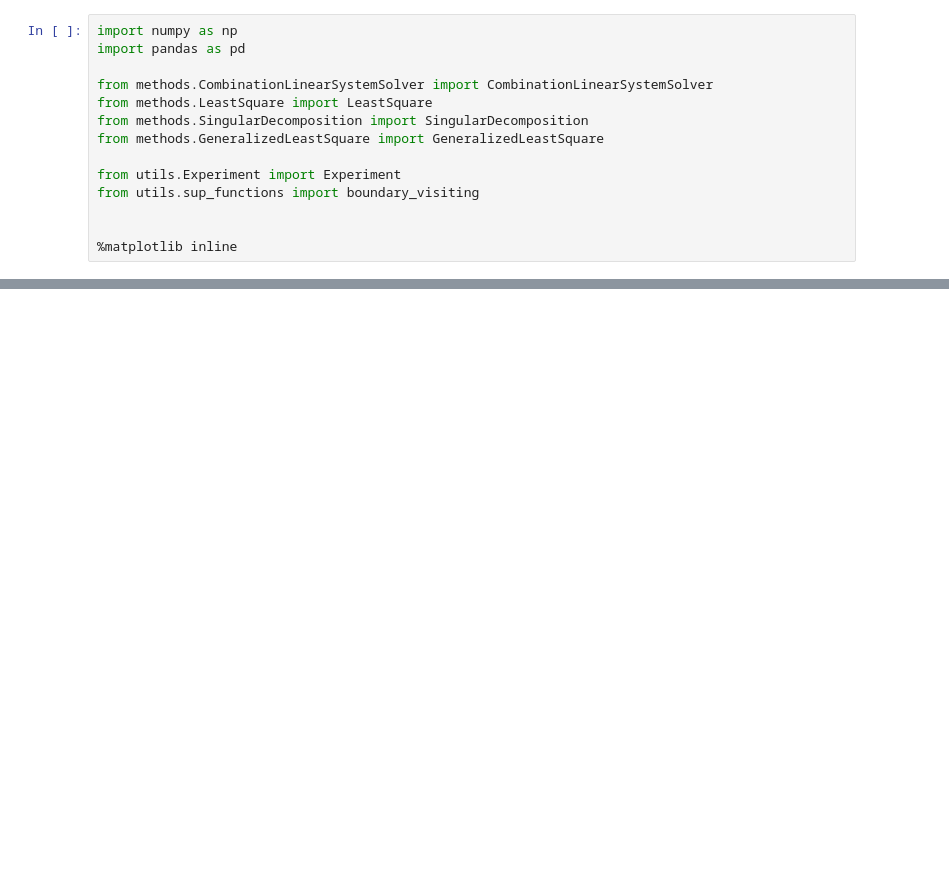
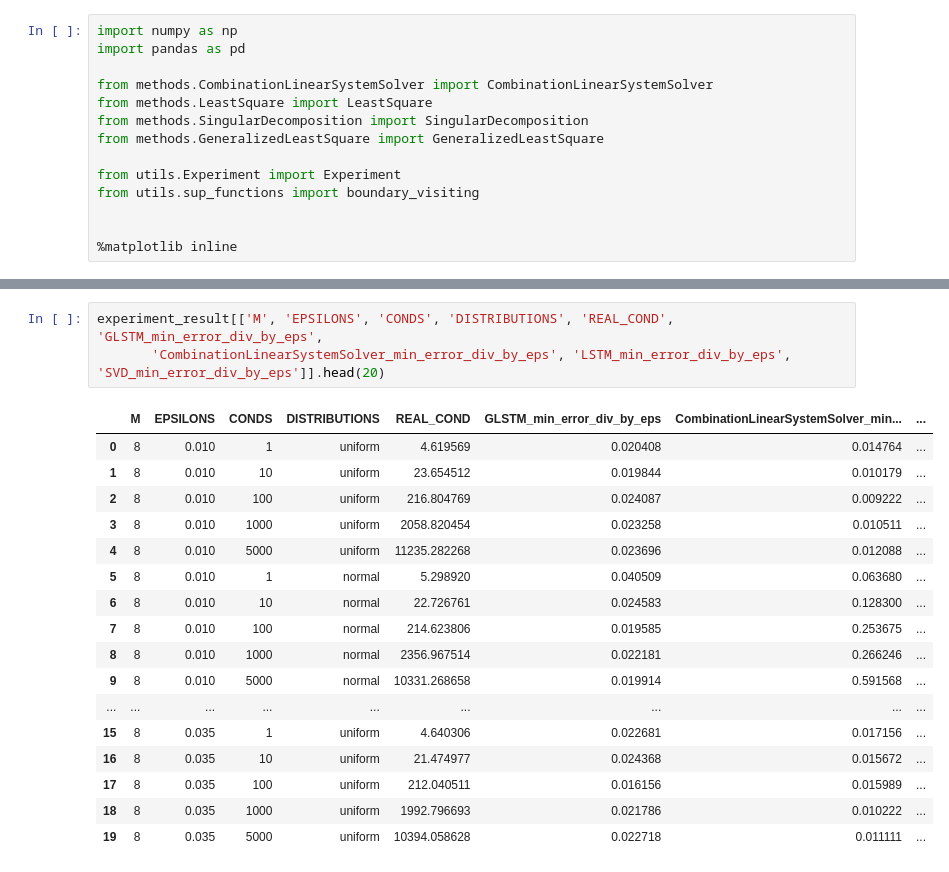
Before and after one commit to VSydorskyy/IASAGameTheory, a Jupyter notebook: example.ipynb, the cells around one changed output, grey strips where cells are left out. Saved outputs shown, nothing was run; the diff lists cells and outputs as text; blank space fills up the shorter version.

```diff
--- a/example.ipynb
+++ b/example.ipynb
@@ -46,0 +79,21 @@ experiment_result.head(20)
+# %%
+experiment_result[['M', 'EPSILONS', 'CONDS', 'DISTRIBUTIONS', 'REAL_COND', 'GLSTM_min_error_div_by_eps',
+       'CombinationLinearSystemSolver_min_error_div_by_eps', 'LSTM_min_error_div_by_eps', 'SVD_min_error_div_by_eps']].head(20)
+# %% [output]
+|  | M | EPSILONS | CONDS | DISTRIBUTIONS | REAL_COND | GLSTM_min_error_div_by_eps | CombinationLinearSystemSolver_min... | ... |
+| 0 | 8 | 0.010 | 1 | uniform | 4.619569 | 0.020408 | 0.014764 | ... |
+| 1 | 8 | 0.010 | 10 | uniform | 23.654512 | 0.019844 | 0.010179 | ... |
+| 2 | 8 | 0.010 | 100 | uniform | 216.804769 | 0.024087 | 0.009222 | ... |
+| 3 | 8 | 0.010 | 1000 | uniform | 2058.820454 | 0.023258 | 0.010511 | ... |
+| 4 | 8 | 0.010 | 5000 | uniform | 11235.282268 | 0.023696 | 0.012088 | ... |
+| 5 | 8 | 0.010 | 1 | normal | 5.298920 | 0.040509 | 0.063680 | ... |
+| 6 | 8 | 0.010 | 10 | normal | 22.726761 | 0.024583 | 0.128300 | ... |
+| 7 | 8 | 0.010 | 100 | normal | 214.623806 | 0.019585 | 0.253675 | ... |
+| 8 | 8 | 0.010 | 1000 | normal | 2356.967514 | 0.022181 | 0.266246 | ... |
+| 9 | 8 | 0.010 | 5000 | normal | 10331.268658 | 0.019914 | 0.591568 | ... |
+| ... | ... | ... | ... | ... | ... | ... | ... | ... |
+| 15 | 8 | 0.035 | 1 | uniform | 4.640306 | 0.022681 | 0.017156 | ... |
+| 16 | 8 | 0.035 | 10 | uniform | 21.474977 | 0.024368 | 0.015672 | ... |
+| 17 | 8 | 0.035 | 100 | uniform | 212.040511 | 0.016156 | 0.015989 | ... |
+| 18 | 8 | 0.035 | 1000 | uniform | 1992.796693 | 0.021786 | 0.010222 | ... |
+| 19 | 8 | 0.035 | 5000 | uniform | 10394.058628 | 0.022718 | 0.011111 | ... |
```
Also changed, not shown: parts of 9 cells of this notebook, 5 other files.
